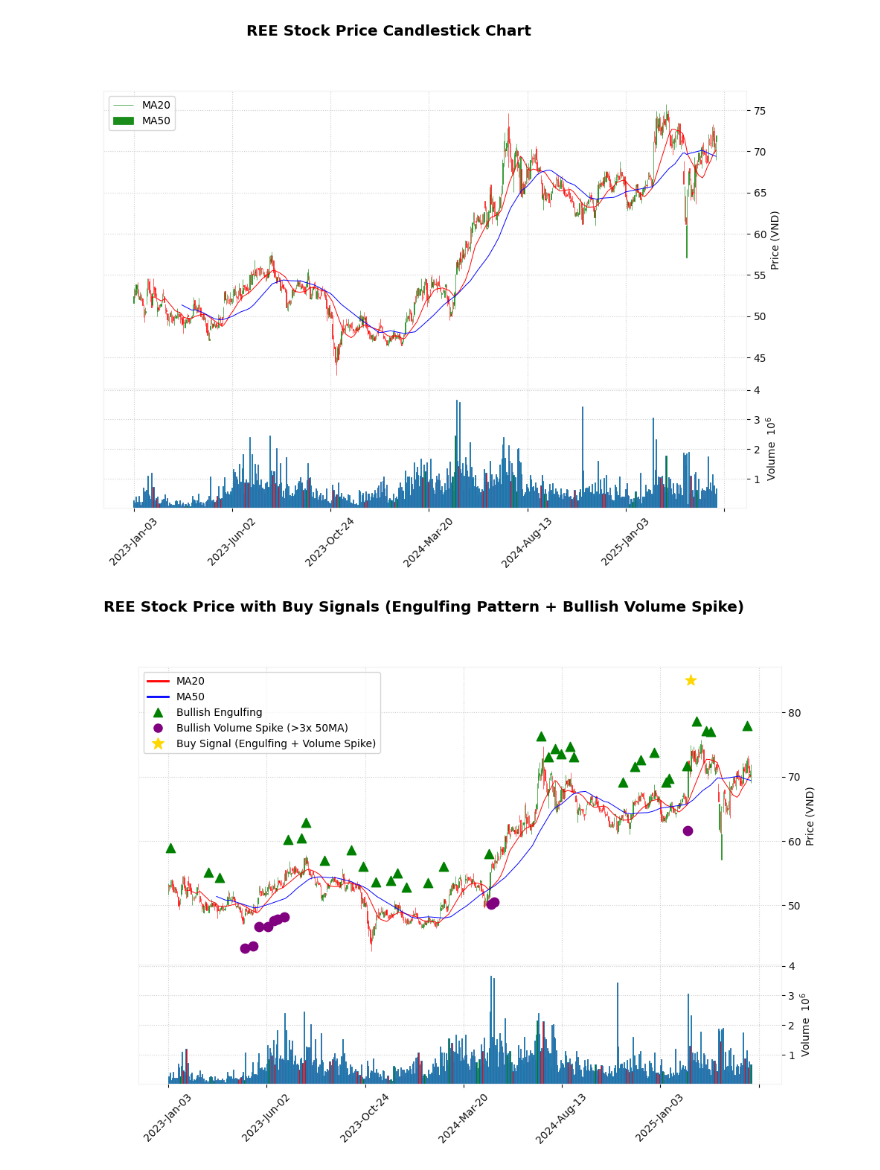
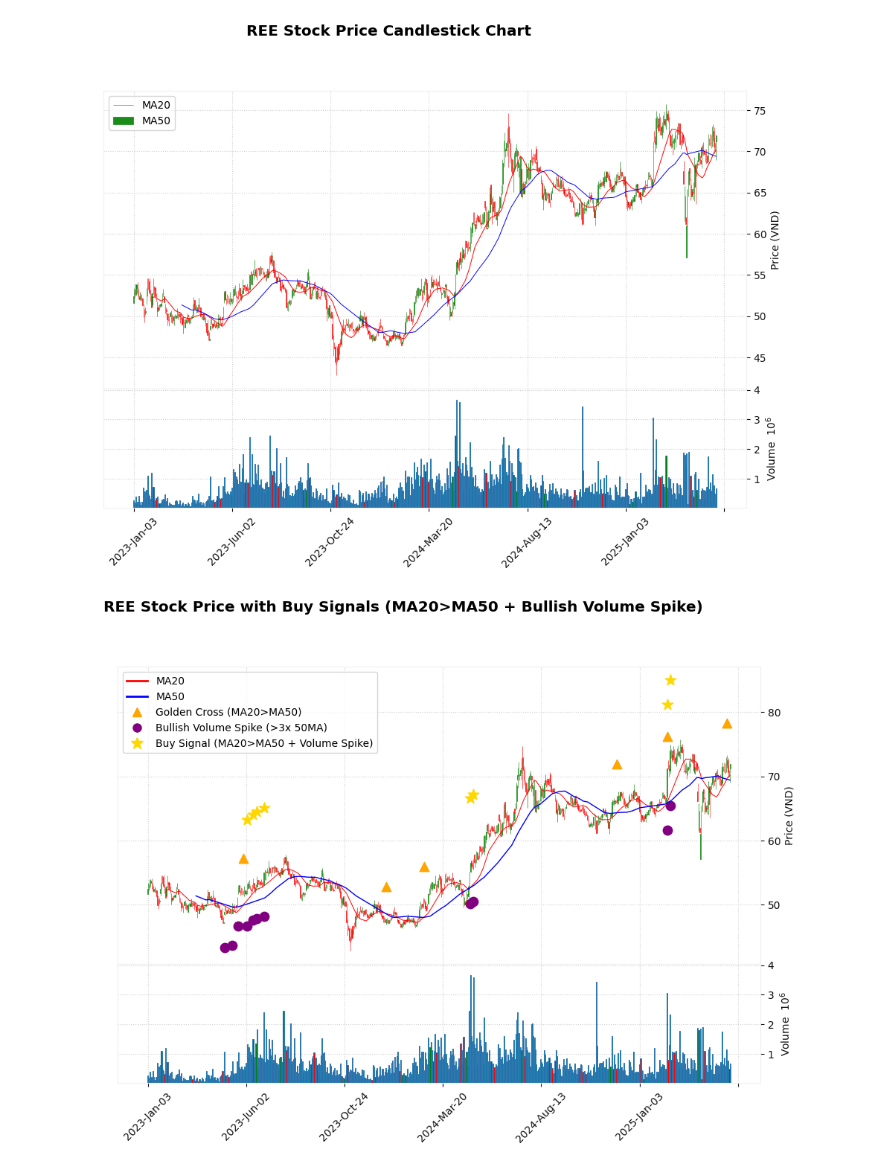
Before and after one commit to gahoccode/Jupyter, a Jupyter notebook: backtest.ipynb, the cells around one changed output. Cells and saved outputs as stored; diff of their text form; code cells hidden in the pictures.

Commit message:
refactor: remove DataFrame info output and update trading logic and plot visualization

```diff
--- a/backtest.ipynb
+++ b/backtest.ipynb
@@ -104,11 +88,11 @@ import talib
 # Make a copy of the DataFrame to avoid modifying the original
 df = ree_hist.copy()
 
-# Identify bullish engulfing patterns
+# Keep the bullish engulfing detection (though we won't use it in the new signal)
 df['bullish_engulfing'] = talib.CDLENGULFING(df['open'].values, df['high'].values,
                                             df['low'].values, df['close'].values) > 0
 
-# NEW VOLUME SPIKE DEFINITION:
+# VOLUME SPIKE DEFINITION (same as before):
 # 1. Calculate 50-day moving average of volume
 df['volume_ma50'] = df['volume'].rolling(window=50).mean()
 
@@ -119,34 +103,44 @@ df['is_bullish'] = df['close'] > df['open']
 df['volume_ratio'] = df['volume'] / df['volume_ma50']
 df['volume_spike'] = (df['volume_ratio'] > 3.0) & df['is_bullish']
 
-# Define buy signal: bullish engulfing pattern + bullish volume spike
-df['buy_signal'] = df['bullish_engulfing'] & df['volume_spike']
+# NEW: Detect MA20 > MA50 crossover (Golden Cross)
+# First make sure we have MA20 and MA50
+if 'MA20' not in df.columns or 'MA50' not in df.columns:
+    df['MA20'] = df['close'].rolling(window=20).mean()
+    df['MA50'] = df['close'].rolling(window=50).mean()
+
+# Detect crossover
+df['ma20_above_ma50'] = df['MA20'] > df['MA50']  # Current state
+df['ma20_cross_above_ma50'] = (df['MA20'] > df['MA50']) & (df['MA20'].shift(1) <= df['MA50'].shift(1))  # Actual crossover day
+
+# CHANGED: Define new buy signal - bullish volume spike + MA20 > MA50
+df['buy_signal'] = df['volume_spike'] & df['ma20_above_ma50']
 
 # Create marker columns with NaN values where no pattern exists
-df['marker_bullish'] = np.nan  # Just engulfing pattern
+df['marker_golden_cross'] = np.nan  # Just MA20>MA50 crossover
 df['marker_volume_spike'] = np.nan  # Just volume spike
-df['marker_buy_signal'] = np.nan  # Engulfing + volume spike
+df['marker_buy_signal'] = np.nan    # Both conditions
 
 # Set marker values only where patterns occur
-df.loc[df['bullish_engulfing'] & ~df['volume_spike'], 'marker_bullish'] = df.loc[df['bullish_engulfing'] & ~df['volume_spike'], 'high'] + 5
-df.loc[df['volume_spike'] & ~df['bullish_engulfing'], 'marker_volume_spike'] = df.loc[df['volume_spike'] & ~df['bullish_engulfing'], 'low'] - 5
+df.loc[df['ma20_cross_above_ma50'], 'marker_golden_cross'] = df.loc[df['ma20_cross_above_ma50'], 'high'] + 5
+df.loc[df['volume_spike'], 'marker_volume_spike'] = df.loc[df['volume_spike'], 'low'] - 5
 df.loc[df['buy_signal'], 'marker_buy_signal'] = df.loc[df['buy_signal'], 'high'] + 10
 
 # Create the plot with mplfinance
 # First define moving average overlays
-ma20 = mpf.make_addplot(df['MA20'], color='red', width=0.7)
-ma50 = mpf.make_addplot(df['MA50'], color='blue', width=0.7)
+ma20 = mpf.make_addplot(df['MA20'], color='red', width=0.7, label='MA20')
+ma50 = mpf.make_addplot(df['MA50'], color='blue', width=1.0, label='MA50')
 
 # Add the pattern markers
-bullish_engulfing_plot = mpf.make_addplot(df['marker_bullish'], type='scatter',
-                                         markersize=80, marker='^', color='green')
+golden_cross_plot = mpf.make_addplot(df['marker_golden_cross'], type='scatter',
+                                   markersize=80, marker='^', color='orange')
 volume_spike_plot = mpf.make_addplot(df['marker_volume_spike'], type='scatter',
                                    markersize=80, marker='o', color='purple')
 buy_signal_plot = mpf.make_addplot(df['marker_buy_signal'], type='scatter',
                                   markersize=120, marker='*', color='gold')
 
 # Combine all plots
-plots = [ma20, ma50, bullish_engulfing_plot, volume_spike_plot, buy_signal_plot]
+plots = [ma20, ma50, golden_cross_plot, volume_spike_plot, buy_signal_plot]
 
 # Define the chart style
 mc = mpf.make_marketcolors(up='g', down='r', inherit=True)
@@ -157,7 +151,7 @@ s = mpf.make_mpf_style(base_mpf_style='yahoo', marketcolors=mc,
 fig, axes = mpf.plot(df,
                     type='candle',
                     style=s,
-                    title='REE Stock Price with Buy Signals (Engulfing Pattern + Bullish Volume Spike)',
+                    title='REE Stock Price with Buy Signals (MA20>MA50 + Bullish Volume Spike)',
                     ylabel='Price (VND)',
                     addplot=plots,
                     volume=True,
@@ -168,12 +162,12 @@ fig, axes = mpf.plot(df,
 handles = [
     plt.Line2D([0], [0], color='red', linewidth=2, label='MA20'),
     plt.Line2D([0], [0], color='blue', linewidth=2, label='MA50'),
-    plt.Line2D([0], [0], marker='^', color='green', linestyle='None',
-              markersize=8, label='Bullish Engulfing'),
+    plt.Line2D([0], [0], marker='^', color='orange', linestyle='None',
+              markersize=8, label='Golden Cross (MA20>MA50)'),
     plt.Line2D([0], [0], marker='o', color='purple', linestyle='None',
               markersize=8, label='Bullish Volume Spike (>3x 50MA)'),
     plt.Line2D([0], [0], marker='*', color='gold', linestyle='None',
-              markersize=12, label='Buy Signal (Engulfing + Volume Spike)')
+              markersize=12, label='Buy Signal (MA20>MA50 + Volume Spike)')
 ]
 axes[0].legend(handles=handles, loc='upper left')
 
@@ -185,55 +179,54 @@ for label in axes[0].get_xticklabels():
 plt.show()
 
 # Print statistics about the patterns and signals
-pattern_count = df['bullish_engulfing'].sum()
+golden_cross_count = df['ma20_cross_above_ma50'].sum()
 volume_spike_count = df['volume_spike'].sum()
 signal_count = df['buy_signal'].sum()
 
-print(f"Found {pattern_count} bullish engulfing patterns in the dataset.")
+print(f"Found {golden_cross_count} MA20>MA50 crossovers in the dataset.")
 print(f"Found {volume_spike_count} bullish volume spikes (>3x 50-day MA) in the dataset.")
-print(f"Found {signal_count} buy signals (engulfing + volume spike) in the dataset.")
+print(f"Found {signal_count} buy signals (MA20>MA50 + bullish volume spike) in the dataset.")
 
 if signal_count > 0:
     # Show dates of the buy signals
     signal_dates = df[df['buy_signal']].index
-    print("\nBuy Signal Dates (Engulfing + Volume Spike):")
+    print("\nBuy Signal Dates (MA20>MA50 + Bullish Volume Spike):")
     for date in signal_dates:
         print(f"- {date.date()}")
 
     # Calculate success rate for buy signals
     success_count = 0
     for idx in df[df['buy_signal']].index:
         try:
             # Get position of the current index
             pos = df.index.get_loc(idx)
             # Check if there are at least 5 more candles after this one
             if pos + 5 < len(df):
                 # Success means price went higher within next 5 candles
                 if df.iloc[pos+1:pos+6]['high'].max() > df.loc[idx, 'close']:
                     success_count += 1
         except:
             pass
 
     if signal_count > 0:
         success_rate = (success_count / signal_count) * 100
         print(f"\nBuy Signal Success Rate: {success_rate:.2f}% resulted in higher prices within 5 candles")
 
-        # Compare with regular engulfing patterns without volume spike
-        if pattern_count > signal_count:
-            regular_success_count = 0
-            for idx in df[(df['bullish_engulfing']) & (~df['buy_signal'])].index:
+        # Compare with regular volume spikes without MA crossover
+        volume_only_count = volume_spike_count - signal_count
+        if volume_only_count > 0:
+            volume_only_success_count = 0
+            for idx in df[(df['volume_spike']) & (~df['ma20_above_ma50'])].index:
                 try:
                     pos = df.index.get_loc(idx)
                     if pos + 5 < len(df):
                         if df.iloc[pos+1:pos+6]['high'].max() > df.loc[idx, 'close']:
-                            regular_success_count += 1
+                            volume_only_success_count += 1
                 except:
                     pass
 
-            regular_pattern_count = pattern_count - signal_count
-            if regular_pattern_count > 0:
-                regular_success_rate = (regular_success_count / regular_pattern_count) * 100
-                print(f"Regular Engulfing Success Rate (without volume spike): {regular_success_rate:.2f}%")
-                print(f"Improvement with volume spike: {success_rate - regular_success_rate:.2f}%")
+            volume_only_success_rate = (volume_only_success_count / volume_only_count) * 100
+            print(f"Volume Spike Only Success Rate (without MA20>MA50): {volume_only_success_rate:.2f}%")
+            print(f"Improvement with MA20>MA50 condition: {success_rate - volume_only_success_rate:.2f}%")
 # %% [output]
-[figure, old version]
+[figure, new version]
```
Also changed, not shown: parts of 2 cells of this notebook.
